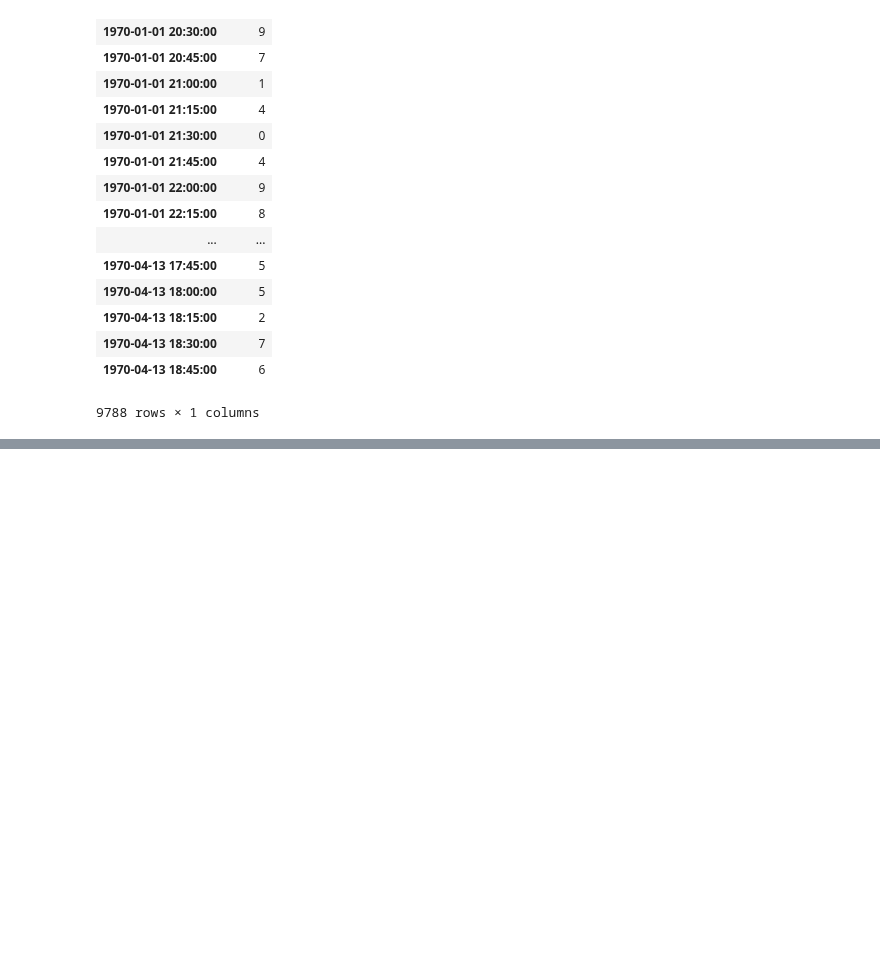
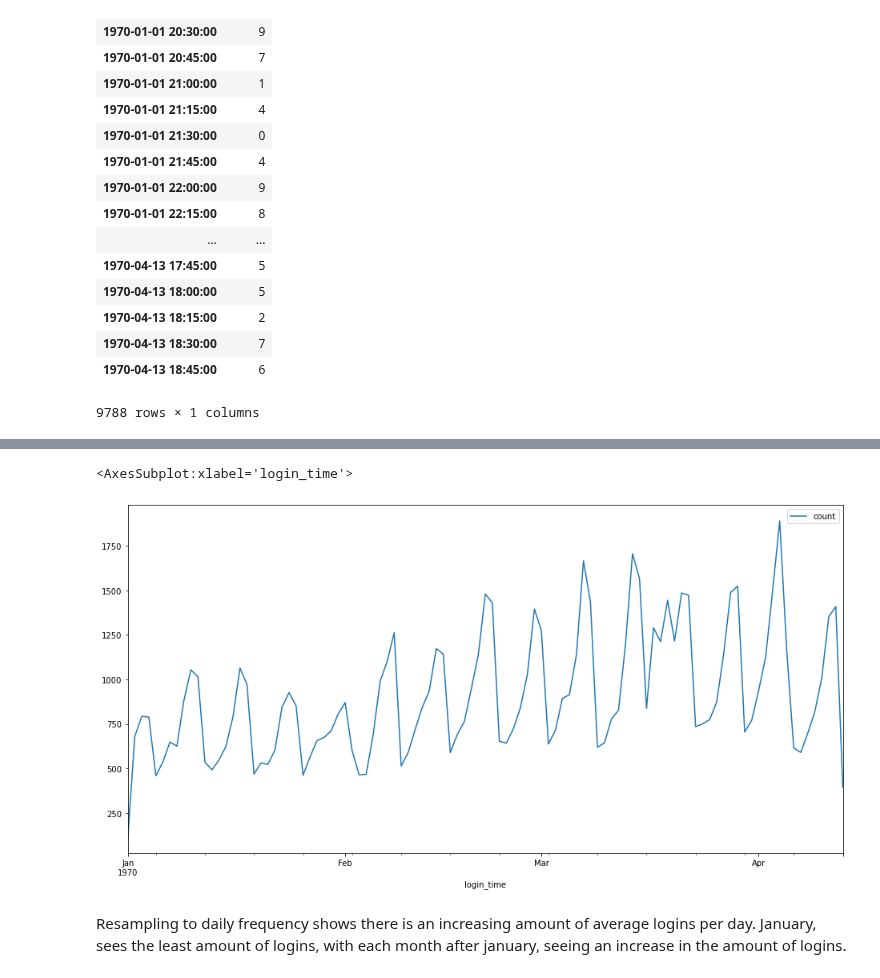
Before and after one commit to kenneykwan/Springboard, a Jupyter notebook: ultimate_challenge/Ultimate Challenge - Part 1 EDA.ipynb, the cells around one changed output, grey strips where cells are left out. Saved outputs shown, nothing was run; the diff lists cells and outputs as text; code cells hidden in the pictures; blank space fills up the shorter version.

```diff
--- a/ultimate_challenge/Ultimate Challenge - Part 1 EDA.ipynb
+++ b/ultimate_challenge/Ultimate Challenge - Part 1 EDA.ipynb
@@ -55,0 +115,3 @@ df_resampled
+# %%
+df_resampled_day = df.resample('1D').count()
+df_resampled_day = df_resampled_day.rename(columns = {'login_time':'count'})
@@ -55,0 +140,7 @@ df_resampled
+# %%
+df_resampled_day.plot(kind='line',figsize=(16,8))
+# %% [output]
+<AxesSubplot:xlabel='login_time'>
+[figure, added]
+# %% [markdown]
+Resampling to daily frequency shows there is an increasing amount of average logins per day. January, sees the least amount of logins, with each month after january, seeing an increase in the amount of logins.
```
Also changed, not shown: parts of 12 cells of this notebook.
